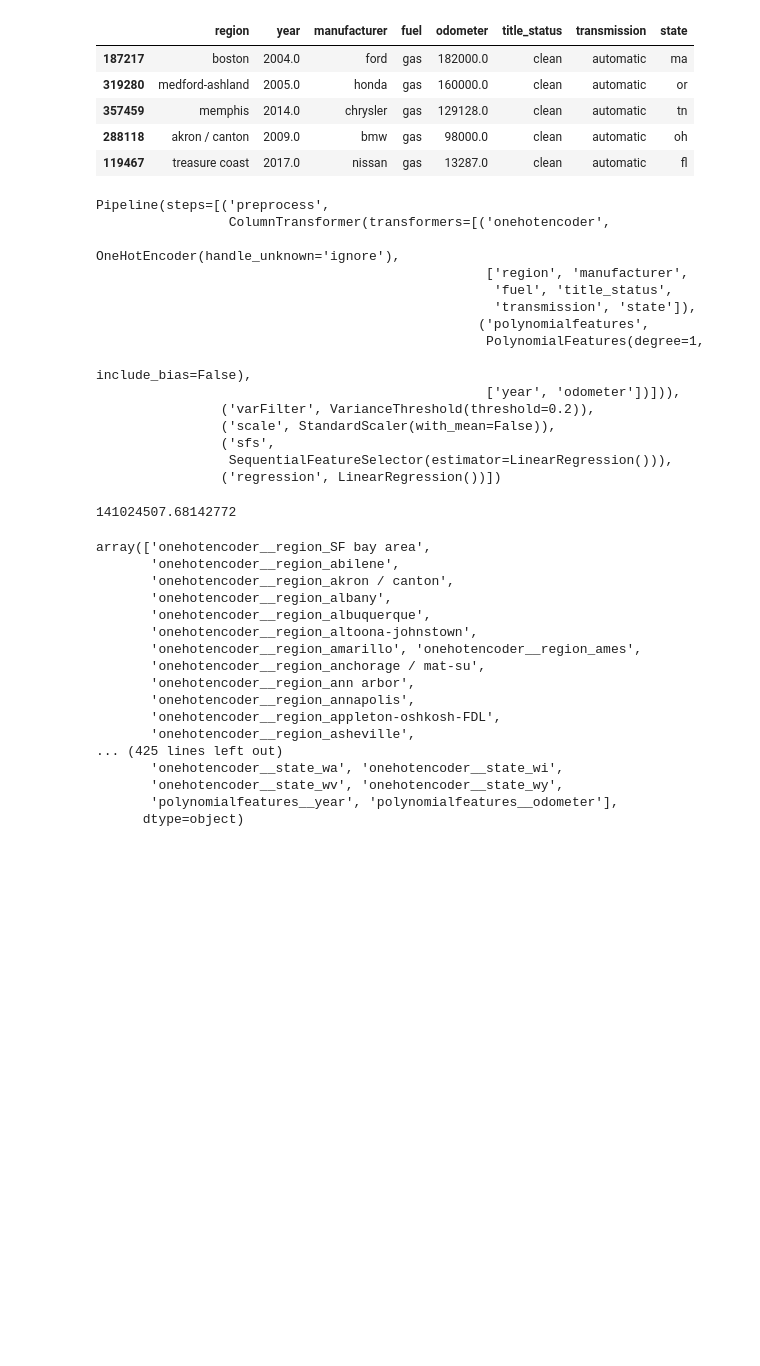
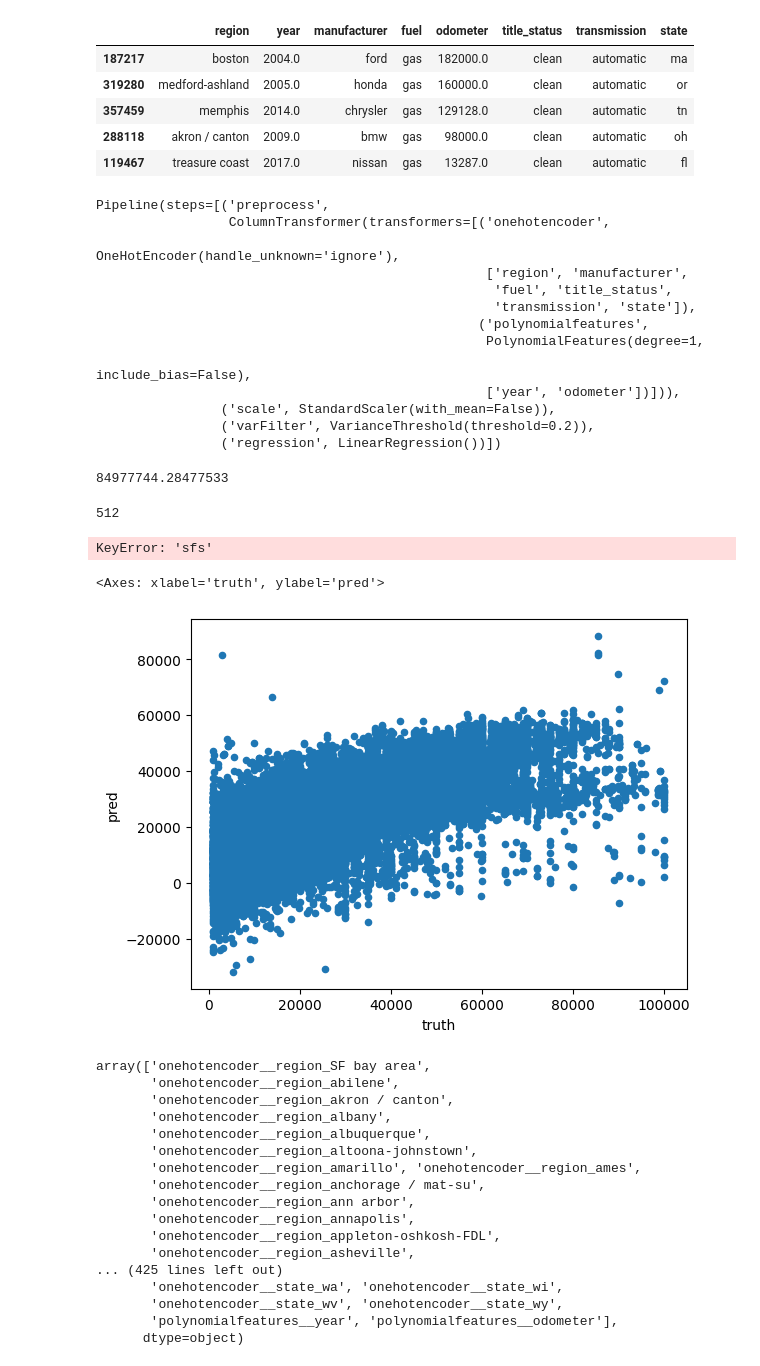
Before and after one commit to Raesu/pcmlai, a Jupyter notebook: Module 11/prompt_II.ipynb, the cells around one changed output. Saved outputs shown, nothing was run; the diff lists cells and outputs as text; code cells hidden in the pictures; blank space fills up the shorter version.

```diff
--- a/Module 11/prompt_II.ipynb
+++ b/Module 11/prompt_II.ipynb
@@ -479,10 +479,10 @@ pipeline = Pipeline([
   ('preprocess', make_column_transformer(
     (OneHotEncoder(handle_unknown='ignore'), ['region','manufacturer','fuel','title_status','transmission','state']),
     (PolynomialFeatures(degree=1, include_bias=False), ['year','odometer']))),
+    # Need to use with_mean = False since sparse matrices are generated
+  ('scale', StandardScaler(with_mean=False)),
   ('varFilter', VarianceThreshold(0.2)),
-  # Need to use with_mean = False since sparse matrices are generated
-  ('scale', StandardScaler(with_mean=False)),
-  ('sfs', SequentialFeatureSelector(LinearRegression())),
+  # ('sfs', SequentialFeatureSelector(LinearRegression())),
   ('regression', LinearRegression())
 ])
 
@@ -507,16 +507,27 @@ Pipeline(steps=[('preprocess',
                                                   PolynomialFeatures(degree=1,
                                                                      include_bias=False),
                                                   ['year', 'odometer'])])),
+                ('scale', StandardScaler(with_mean=False)),
                 ('varFilter', VarianceThreshold(threshold=0.2)),
-                ('scale', StandardScaler(with_mean=False)),
-                ('sfs',
-                 SequentialFeatureSelector(estimator=LinearRegression())),
                 ('regression', LinearRegression())])
 # %%
 preds = pipeline.predict(testX)
 mean_squared_error(testY, preds)
 # %% [output]
-141024507.68142772
+84977744.28477533
+# %%
+sum(pipeline.named_steps['varFilter'].get_support() == True)
+# %% [output]
+512
+# %%
+pipeline.named_steps['sfs'].get_feature_names_out()
+# %% [output]
+KeyError: 'sfs'
+# %%
+pd.DataFrame({'pred': preds, 'truth': testY}).plot.scatter(x='truth',y='pred')
+# %% [output]
+<Axes: xlabel='truth', ylabel='pred'>
+[figure, added]
 # %%
 pipeline.named_steps['preprocess'].get_feature_names_out()
 # %% [output]
```
